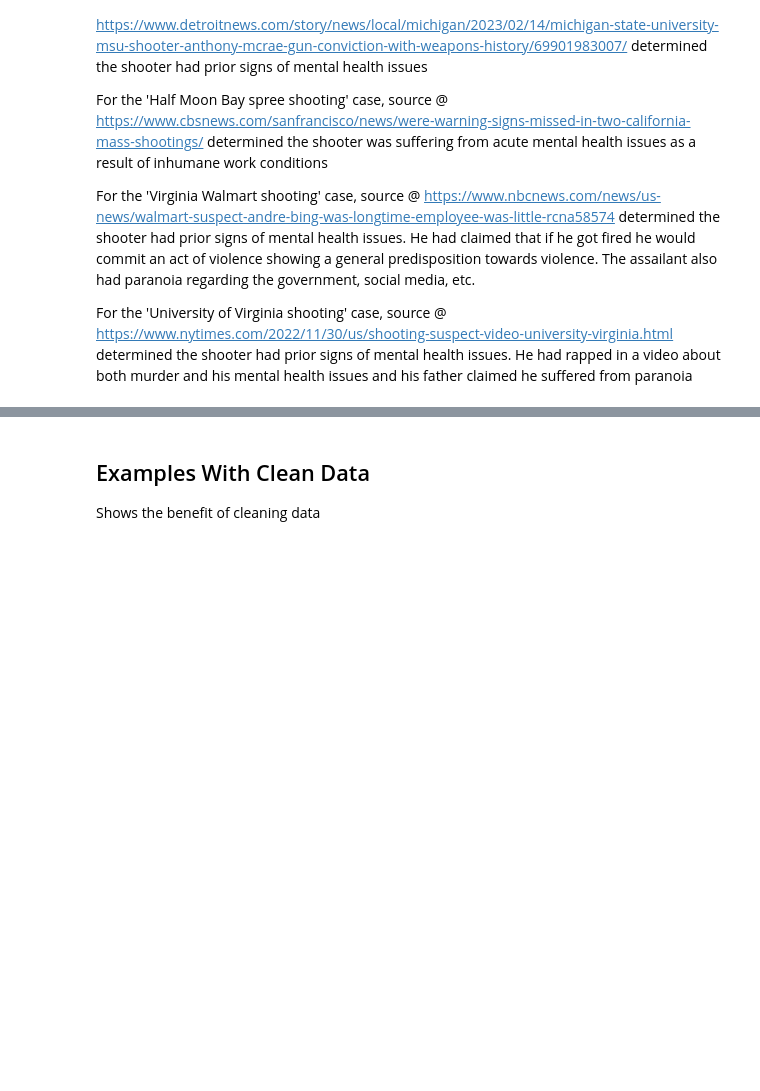
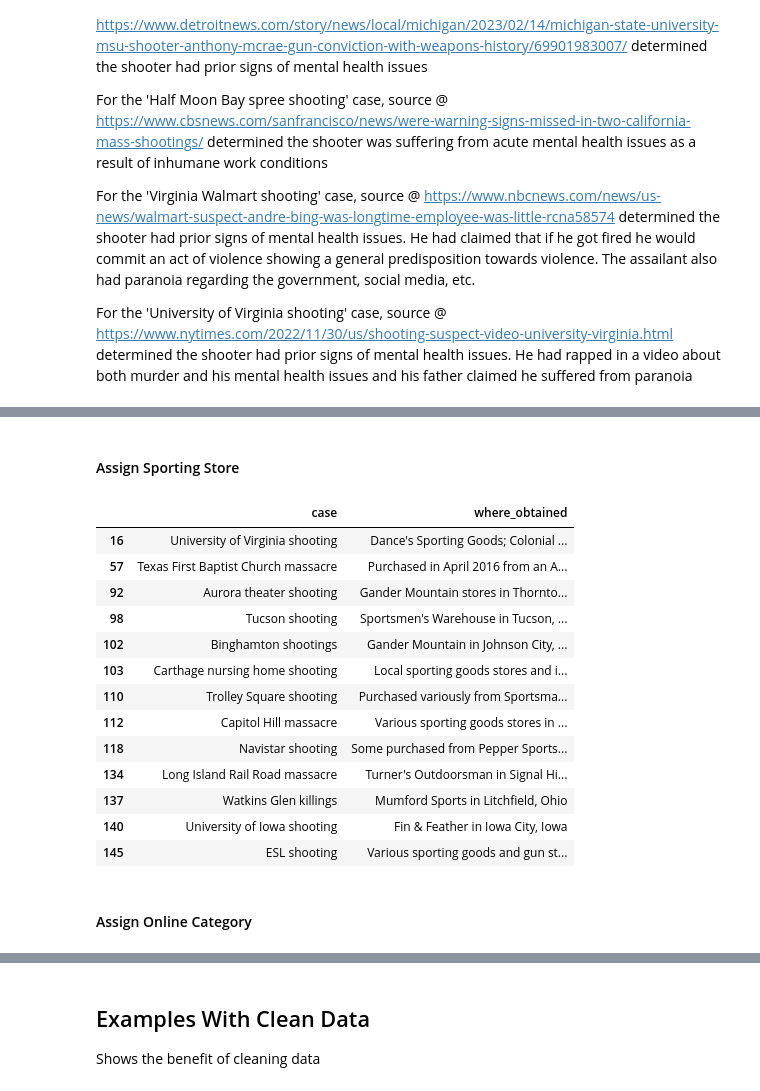
Before and after one commit to JA-Acosta/mj_mass_shootings, a Jupyter notebook: mjms_notebooks/mjms_data_notebook.ipynb, the cells around one changed output, grey strips where cells are left out. Saved outputs shown, nothing was run; the diff lists cells and outputs as text; code cells hidden in the pictures; blank space fills up the shorter version.

```diff
--- a/mjms_notebooks/mjms_data_notebook.ipynb
+++ b/mjms_notebooks/mjms_data_notebook.ipynb
@@ -484,0 +565,3 @@ array(['yes', '-', 'tbd', 'unclear', 'unknown', 'no'], dtype=object)
+# %%
+# Assigns the Values
+mjms_df.loc[mjms_df.where_obtained.str.contains('stole|burglary', case=False), 'where_obtained_category'] = mjms_df.loc[mjms_df.where_obtained.str.contains('stole|burglary', case=False), 'where_obtained_category'].apply( lambda x : add_category(x, 'stolen'))
@@ -484,0 +570,2 @@ array(['yes', '-', 'tbd', 'unclear', 'unknown', 'no'], dtype=object)
+# %%
+unclear_str = 'unclear|unknown|^-|tbd|Yes|United|"greater|in Greenwood|on July 9'
@@ -484,0 +588,23 @@ array(['yes', '-', 'tbd', 'unclear', 'unknown', 'no'], dtype=object)
+# %%
+mjms_df.loc[mjms_df.where_obtained.str.contains(unclear_str, case=False), 'where_obtained_category'] = mjms_df.loc[mjms_df.where_obtained.str.contains('unclear|unknown|^-|tbd|Yes|United|"greater|in Greenwood|on July 9', case=False), 'where_obtained_category'].apply( lambda x : add_category(x, 'unclear/unknown'))
+# %% [markdown]
+#### Assign Sporting Store
+# %%
+sports_str = 'sport|Gander Mountain|Outdoorsman|Fin & Feather'
+# %%
+mjms_df.loc[mjms_df.where_obtained.str.contains(sports_str, case=False), ('case','where_obtained')]
+# %% [output]
+|  | case | where_obtained |
+| 16 | University of Virginia shooting | Dance's Sporting Goods; Colonial ... |
+| 57 | Texas First Baptist Church massacre | Purchased in April 2016 from an A... |
+| 92 | Aurora theater shooting | Gander Mountain stores in Thornto... |
+| 98 | Tucson shooting | Sportsmen's Warehouse in Tucson, ... |
+| 102 | Binghamton shootings | Gander Mountain in Johnson City, ... |
+| 103 | Carthage nursing home shooting | Local sporting goods stores and i... |
+| 110 | Trolley Square shooting | Purchased variously from Sportsma... |
+| 112 | Capitol Hill massacre | Various sporting goods stores in ... |
+| 118 | Navistar shooting | Some purchased from Pepper Sports... |
+| 134 | Long Island Rail Road massacre | Turner's Outdoorsman in Signal Hi... |
+| 137 | Watkins Glen killings | Mumford Sports in Litchfield, Ohio |
+| 140 | University of Iowa shooting | Fin & Feather in Iowa City, Iowa |
+| 145 | ESL shooting | Various sporting goods and gun st... |
@@ -484,0 +613,2 @@ array(['yes', '-', 'tbd', 'unclear', 'unknown', 'no'], dtype=object)
+# %% [markdown]
+#### Assign Online Category
```
Also changed, not shown: parts of 46 cells of this notebook, 2 other files.
